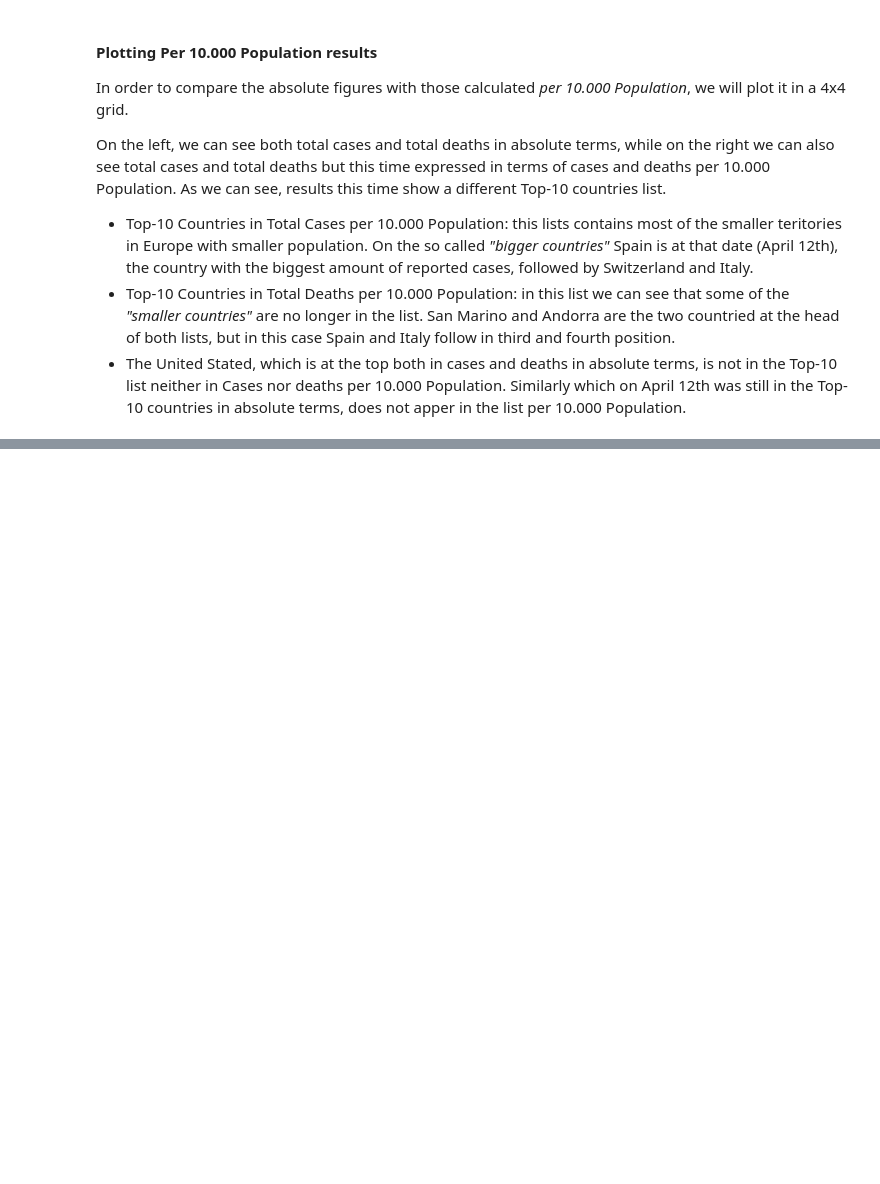
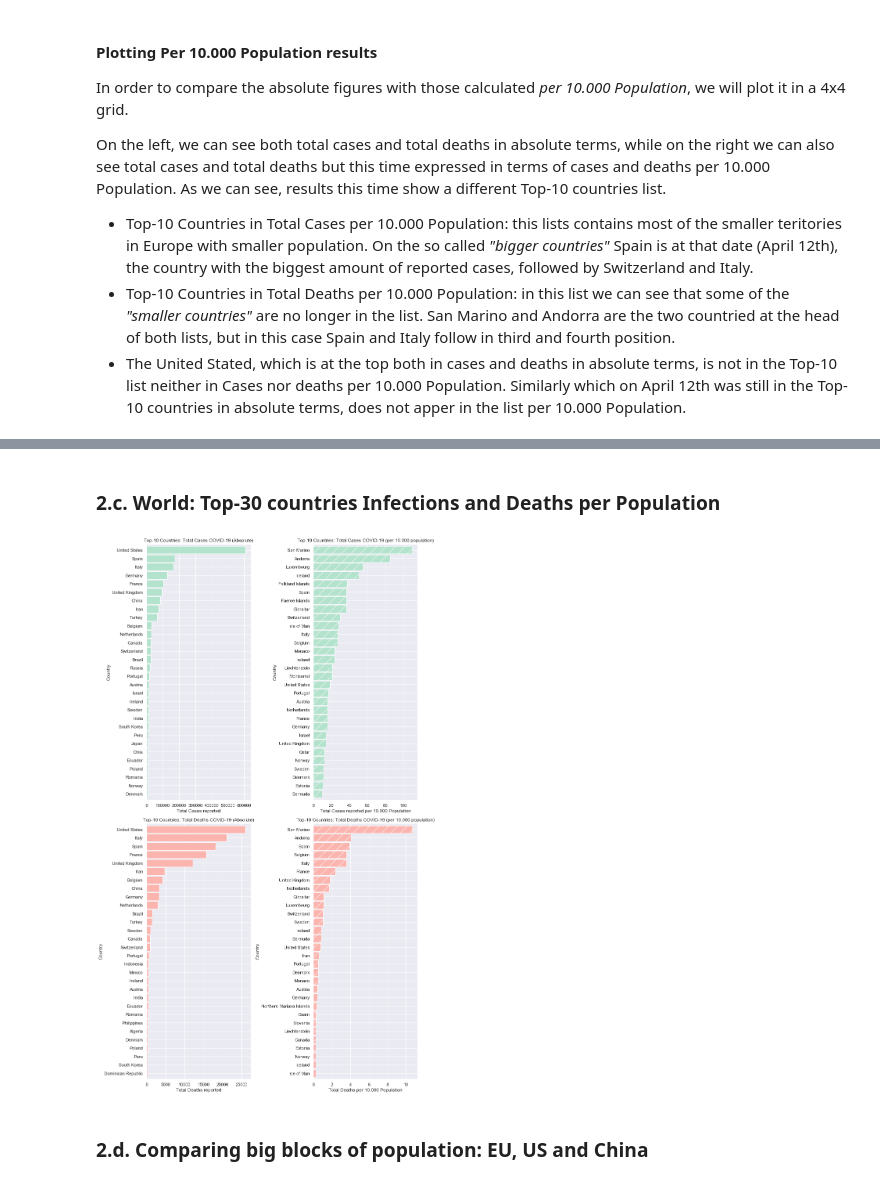
Before and after one commit to mrentem/The_Bridge_DS_projects_Python, a Jupyter notebook: projects_assignments/Coronavirus/Coronavirus_mrentem.ipynb, the cells around one changed output, grey strips where cells are left out. Drawn from its saved outputs; the diff is of its cells as text; code cells hidden in the pictures; blank space fills up the shorter version.

Commit message:
Coronavirus by pop by blocks

```diff
--- a/projects_assignments/Coronavirus/Coronavirus_mrentem.ipynb
+++ b/projects_assignments/Coronavirus/Coronavirus_mrentem.ipynb
@@ -372,0 +373,54 @@ plt.show()
+# %% [markdown]
+### 2.c. World: Top-30 countries Infections and Deaths per Population
+# %%
+sns.set(rc={'figure.figsize':(12, 20)})
+
+plt.subplot(2, 2, 1)
+
+list_total_cases = df.groupby('location').new_cases.sum().sort_values(ascending=False)
+top_total_cases = list_total_cases.drop('World')
+top_ten_total_cases = top_total_cases.head(30)
+top_ten_total_cases.plot(kind='barh', width=0.9, cmap='Pastel2')
+plt.ylabel('Country')
+plt.xlabel('Total Cases reported')
+plt.title('Top-10 Countries: Total Cases COVID-19 (Absolute)', fontsize=12)
+plt.gca().invert_yaxis()
+
+plt.subplot(2, 2, 3)
+
+list_total_deaths = df.groupby('location').new_deaths.sum().sort_values(ascending=False)
+top_total_deaths = list_total_deaths.drop('World')
+top_ten_total_deaths = top_total_deaths.head(30)
+top_ten_total_deaths.plot(kind='barh', width=0.9, cmap='Pastel1')
+plt.ylabel('Country')
+plt.xlabel('Total Deaths reported')
+plt.title('Top-10 Countries: Total Deaths COVID-19 (Absolute)', fontsize=12)
+plt.gca().invert_yaxis()
+
+plt.subplot(2, 2, 2)
+
+list_total_cases_pcap = total_cases_pop['cases_pcap_permil'].sort_values(ascending=False)
+top_ten_total_cases_pcap = list_total_cases_pcap.head(30)
+top_ten_total_cases_pcap.plot(kind='barh', width=0.9, cmap='Pastel2', hatch='/')
+plt.ylabel('Country')
+plt.xlabel('Total Cases reported per 10.000 Population')
+plt.title('Top-10 Countries: Total Cases COVID-19 (per 10.000 population)', fontsize=12)
+plt.gca().invert_yaxis()
+
+plt.subplot(2, 2, 4)
+
+list_total_deaths_pcap = total_deaths_pop['deaths_pcap_permil'].sort_values(ascending=False)
+top_ten_total_deaths_pcap = list_total_deaths_pcap.head(30)
+top_ten_total_deaths_pcap.plot(kind='barh', width=0.9, cmap='Pastel1', hatch='/')
+plt.ylabel('Country')
+plt.xlabel('Total Deaths per 10.000 Population')
+plt.title('Top-10 Countries: Total Deaths COVID-19 (per 10.000 population)', fontsize=12)
+plt.gca().invert_yaxis()
+
+plt.tight_layout()
+
+plt.show()
+# %% [output]
+[figure, added]
+# %% [markdown]
+### 2.d. Comparing big blocks of population: EU, US and China
```
Also changed, not shown: parts of 17 cells of this notebook, 1 other file.
